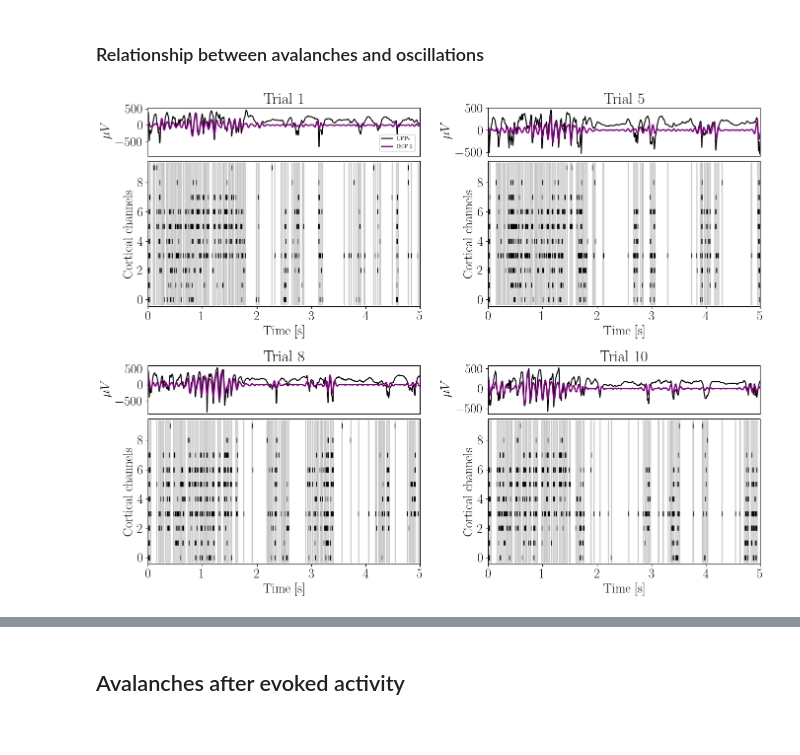
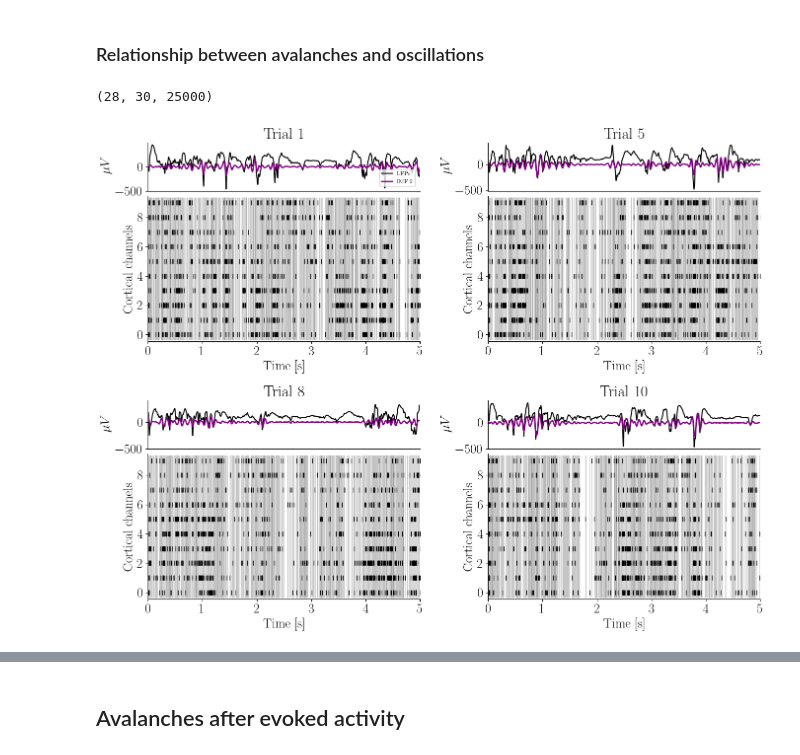
Before and after one commit to benedetta-mariani/Mariani_et_al_2026-Plos_Comp_Bio, a Jupyter notebook: Figure 3.ipynb, the cells around one changed output, grey strips where cells are left out. Cells and saved outputs as stored; diff of their text form; code cells hidden in the pictures.

Commit message:
Update Figure 1 and refactor Figure 3 analyses

```diff
--- a/Figure 3.ipynb
+++ b/Figure 3.ipynb
@@ -115,7 +135,7 @@ spikesTrials = np.array(spikesTrials)
 # %%
 nch = spikesTrials.shape[1]
 num = spikesTrials.shape[0]
-binspikes =  np.zeros((num,nch,spikesTrials.shape[2]), dtype = int)
+binspikes =  np.zeros((num,nch,spikesTrials.shape[2]), dtype=np.uint8)
 soglia = 3
 for r in range(num):
     for ch in range(nch):
@@ -474,32 +543,13 @@ for r in range(num):
-# %%
-#binspikes.shape, lfpTrials.shape
-start_rest,end_rest=2,10
-restspikes = concatenat_spikes(binspikes[:,20:],start_rest,end_rest,nTrials, fs=25000)
-S_shape_ = np.zeros((restspikes.shape[0]))
-for ch in range(restspikes.shape[1]):
-    S_shape_ += restspikes[:,ch]
-
-sizes, durations, S_shape, shape_mean, freq = avalanche_finder(S_shape_,1)
-
-
-prova_n = restspikes
-#inspikes[0].T
-S_shape_ = np.zeros((restspikes.shape[0]))
-
-N = prova_n.shape[0]
-for ch in range(prova_n.shape[1]):
-    S_shape_ += prova_n[:,ch]
-where_spikes = np.where(S_shape_ != 0)
-interspike_time = (where_spikes - np.roll(where_spikes,1))
-interspike_time = np.delete(interspike_time,0) # remove the first element
-mean_interspike_time = np.sum(interspike_time)/len(interspike_time)
-mean_interspike_time = int(round(mean_interspike_time))
 # %% [markdown]
 ### Relationship between avalanches and oscillations
+# %%
+lfpTrials.shape
+# %% [output]
+(28, 30, 25000)
 # %%
-trial = 26
+trial = min(26, lfpTrials.shape[0] - 1)
 x = lfpTrials[trial, 26, :]
-sample_rate = 2500
+sample_rate = fs_lfp
 ii = 25
 imf = emd.sift.mask_sift(x, max_imfs=9, mask_freqs=ii / sample_rate, ret_mask_freq=True)
 factor = 10
@@ -511,7 +561,7 @@ upsampled4 = resample_poly(imf[0][:, 4], up=factor, down=1)
 x_ = lfpTrials[trial, 8, :]
 imf = emd.sift.mask_sift(x_, max_imfs=9, mask_freqs=ii / sample_rate, ret_mask_freq=True)
 upsampled3_th = resample_poly(imf[0][:, 3], up=factor, down=1)
-time = np.arange(0, 25000 * 10, 1) / 25000
+time = np.arange(len(upsampled)) / fs_spikes
 # %%
 import numpy as np
 import matplotlib.pyplot as plt
@@ -521,11 +571,13 @@ import matplotlib.gridspec as gridspec
 
 plt.rcParams['font.size'] = 19
 
-sample_rate = 2500
+sample_rate = fs_lfp
 factor = 10
 ii = 30
 
-trials =[1,5,8,10]
+trials = [r for r in (1, 5, 8, 10) if r < binspikes.shape[0]]
+if not trials:
+    trials = [0]
 
 fig = plt.figure(figsize=(16, 12))
 outer = gridspec.GridSpec(2, 2, wspace=0.25, hspace=0.3)
@@ -576,36 +628,36 @@ for idx, trial in enumerate(trials):
 
     # --- PLOT SIGNAL ---
     ax_signal.plot(time, resample_poly(x, up=factor, down=1) + 100, color='black', label ='LFPs')
     ax_signal.plot(time, up1, color='purple', lw=2, label ='IMF 2')
     #ax_signal.plot(time, up2 - 100)
     #ax_signal.plot(time, up3 - 300)
     #ax_signal.plot(time, up4 - 500)
     #ax_signal.plot(time, up3_th - 300, color='red')
     if idx == 0:
         ax_signal.legend(fontsize = 8, loc = (0.85,0.1))
-    ax_signal.set_xlim(0, 5)
+    ax_signal.set_xlim(0, min(5, len(time) / fs_spikes))
     ax_signal.set_title(f"Trial {trial}")
     ax_signal.set_xticks([])  # pulizia visiva
     ax_signal.set_ylabel(r"$\mu V$")  # pulizia visiva
 
     # --- RASTER ---
     Raster_Plot_ava(
-        binspikes[trial, 20:, :25000*10].T,
+        binspikes[trial, cortex_channels].T,
         mean_interspike_time,
-        fs=25000,
+        fs=fs_spikes,
         nsize=7,
         ax=ax_raster
     )
 
-    ax_raster.set_xlim(0, 5)
+    ax_raster.set_xlim(0, min(5, len(time) / fs_spikes))
     ax_raster.set_ylabel('Cortical channels')
     ax_raster.set_xlabel('Time [s]')
 
 plt.tight_layout()
 #plt.show()
 path_figures = str(FIGURES_DIR) + "/"
 plt.savefig(path_figures +'Figure_ava_oscill.jpg', dpi = 300, bbox_inches = 'tight')
 #plt.savefig(path_figures +'Figure3.tif', dpi = 300, bbox_inches = 'tight');
 # %% [output]
-[figure, old version]
+[figure, new version]
 # %%
```
Also changed, not shown: parts of 77 cells of this notebook, 1 other file.
